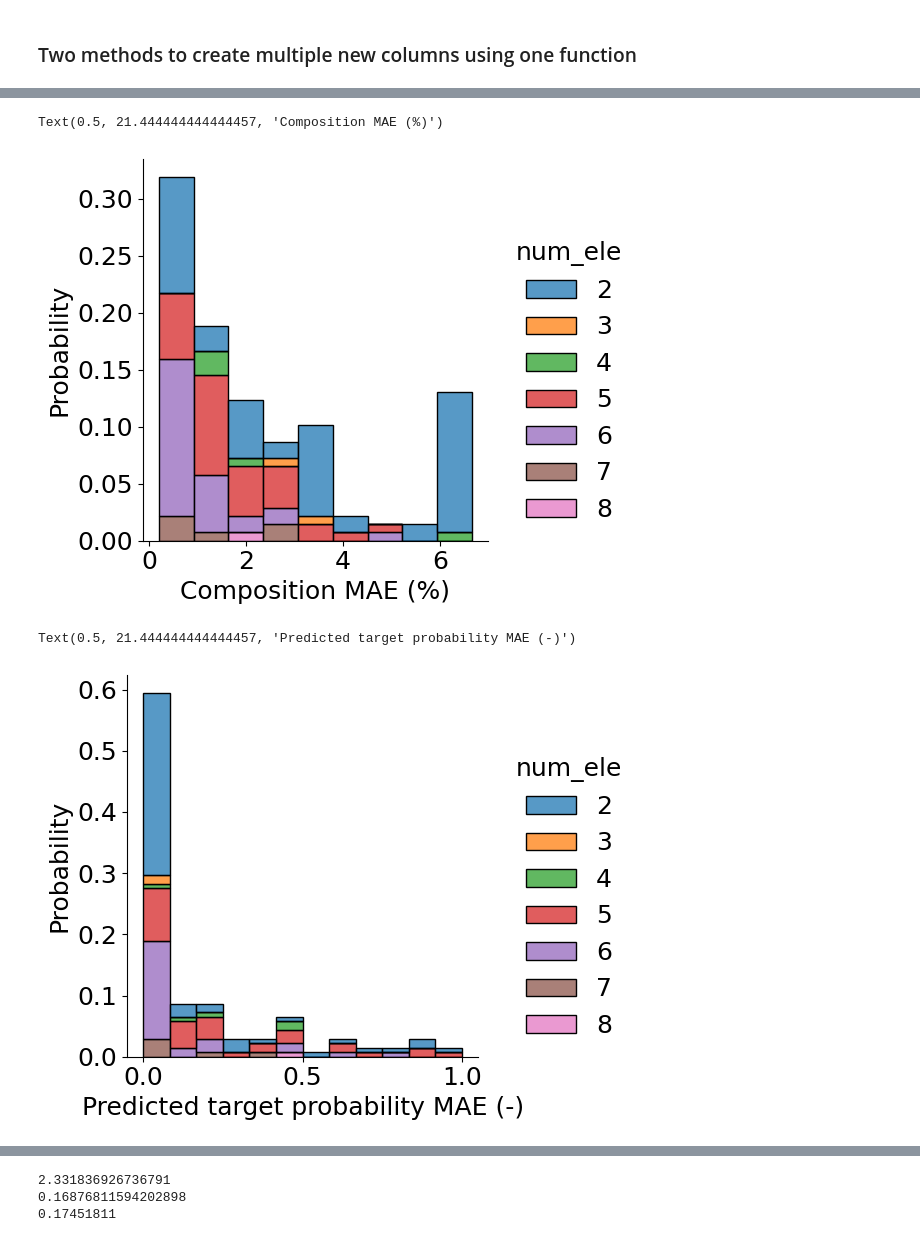
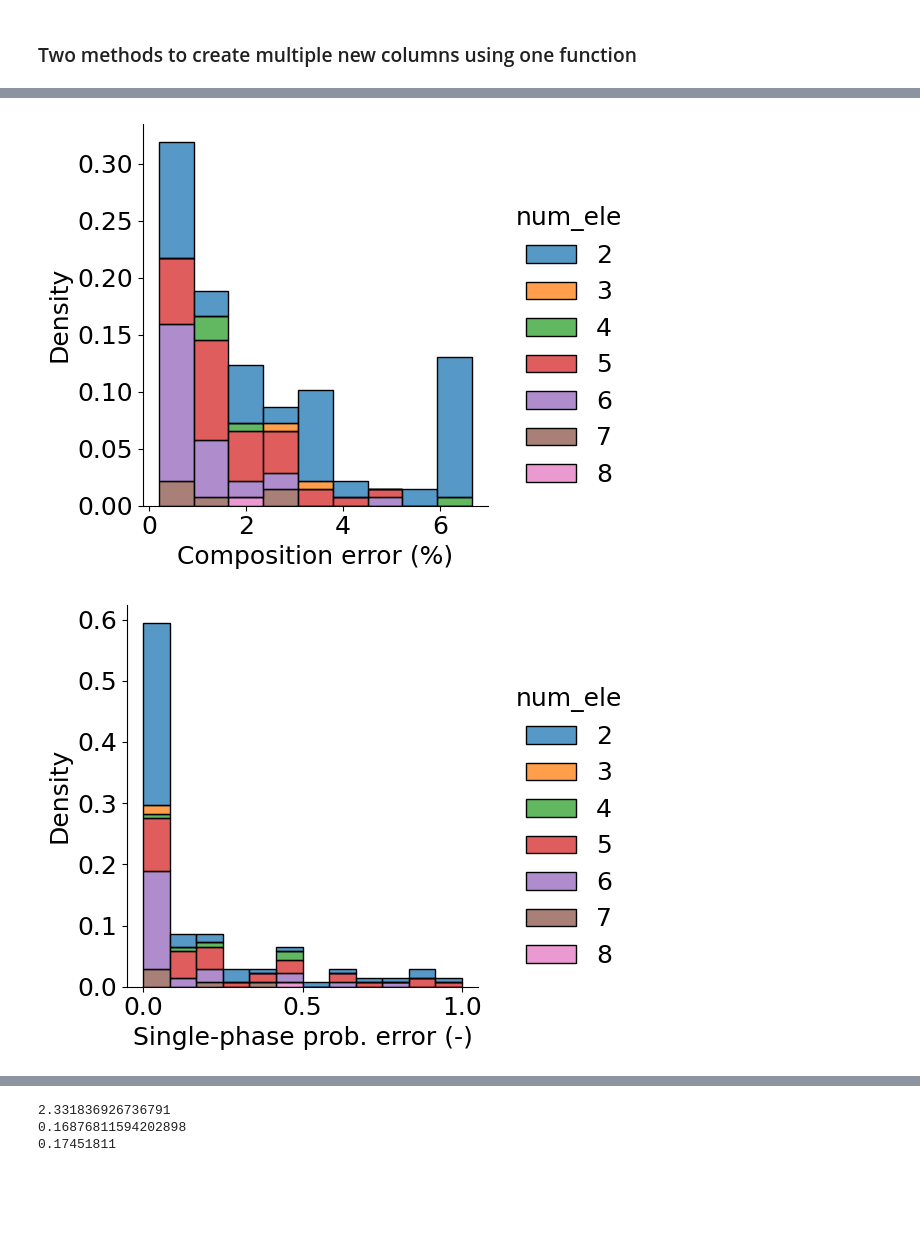
Before and after one commit to cengc13/d_vae_hea, a Jupyter notebook: notebooks/4_SSVAE_Alloy_reconstruction.ipynb, the cells around one changed output, grey strips where cells are left out. Saved outputs shown, nothing was run; the diff lists cells and outputs as text; code cells hidden in the pictures; blank space fills up the shorter version.

Commit message:
edit figure labels

```diff
--- a/notebooks/4_SSVAE_Alloy_reconstruction.ipynb
+++ b/notebooks/4_SSVAE_Alloy_reconstruction.ipynb
@@ -548,21 +548,21 @@ import seaborn as sns
 # sns.color_palette("tab10")
 ax = sns.displot(test_hea,  x="comp_diff_mae", hue="num_ele", stat="probability",
             palette="tab10",  multiple="stack")
-plt.xlabel('Composition MAE (%)')
-# plt.savefig('figures/Test_composition_MAE.pdf')
-# plt.savefig('figures/Test_composition_MAE.png')
+plt.xlabel('Composition error (%)')
+plt.ylabel('Density')
+plt.savefig('figures/Test_composition_MAE.pdf')
+plt.savefig('figures/Test_composition_MAE.png')
 # %% [output]
-Text(0.5, 21.444444444444457, 'Composition MAE (%)')
-[figure, old version]
+[figure, new version]
 # %%
 ax = sns.displot(test_hea,  x="y_diff", hue="num_ele", stat="probability",
             palette="tab10",  multiple="stack")
-plt.xlabel('Predicted target probability MAE (-)')
-# plt.savefig('figures/Test_y_MAE.pdf')
-# plt.savefig('figures/Test_y_MAE.png')
+plt.xlabel('Single-phase prob. error (-)')
+plt.ylabel('Density')
+plt.savefig('figures/Test_y_MAE.pdf')
+plt.savefig('figures/Test_y_MAE.png')
 # %% [output]
-Text(0.5, 21.444444444444457, 'Predicted target probability MAE (-)')
-[figure, old version]
+[figure, new version]
 # %%
 ax = sns.displot(test_hea,  x="z_diff_mae", hue="num_ele", stat="probability",
             palette="tab10",  multiple="stack")
```
Also changed, not shown: parts of 2 cells of this notebook.
